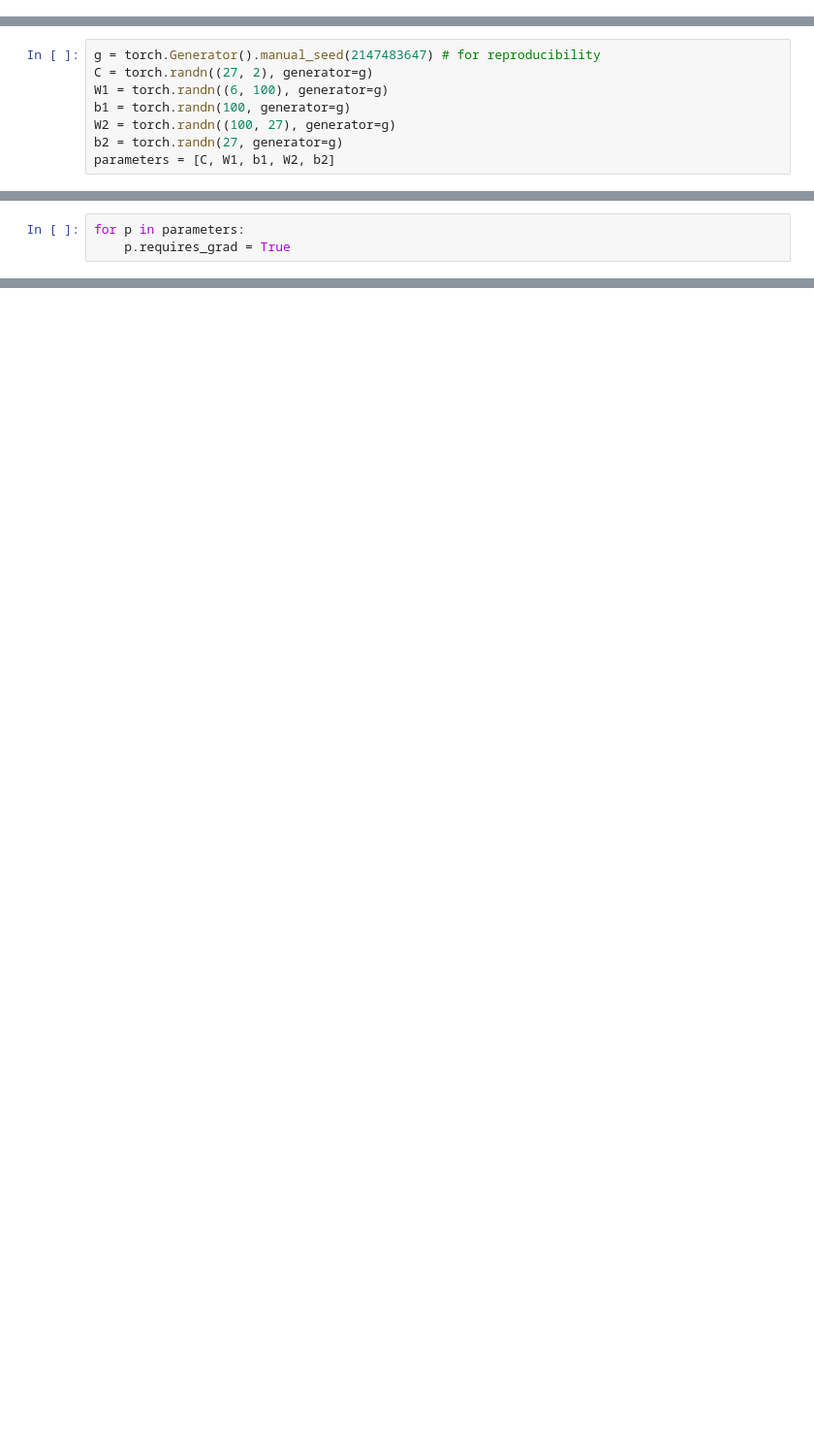
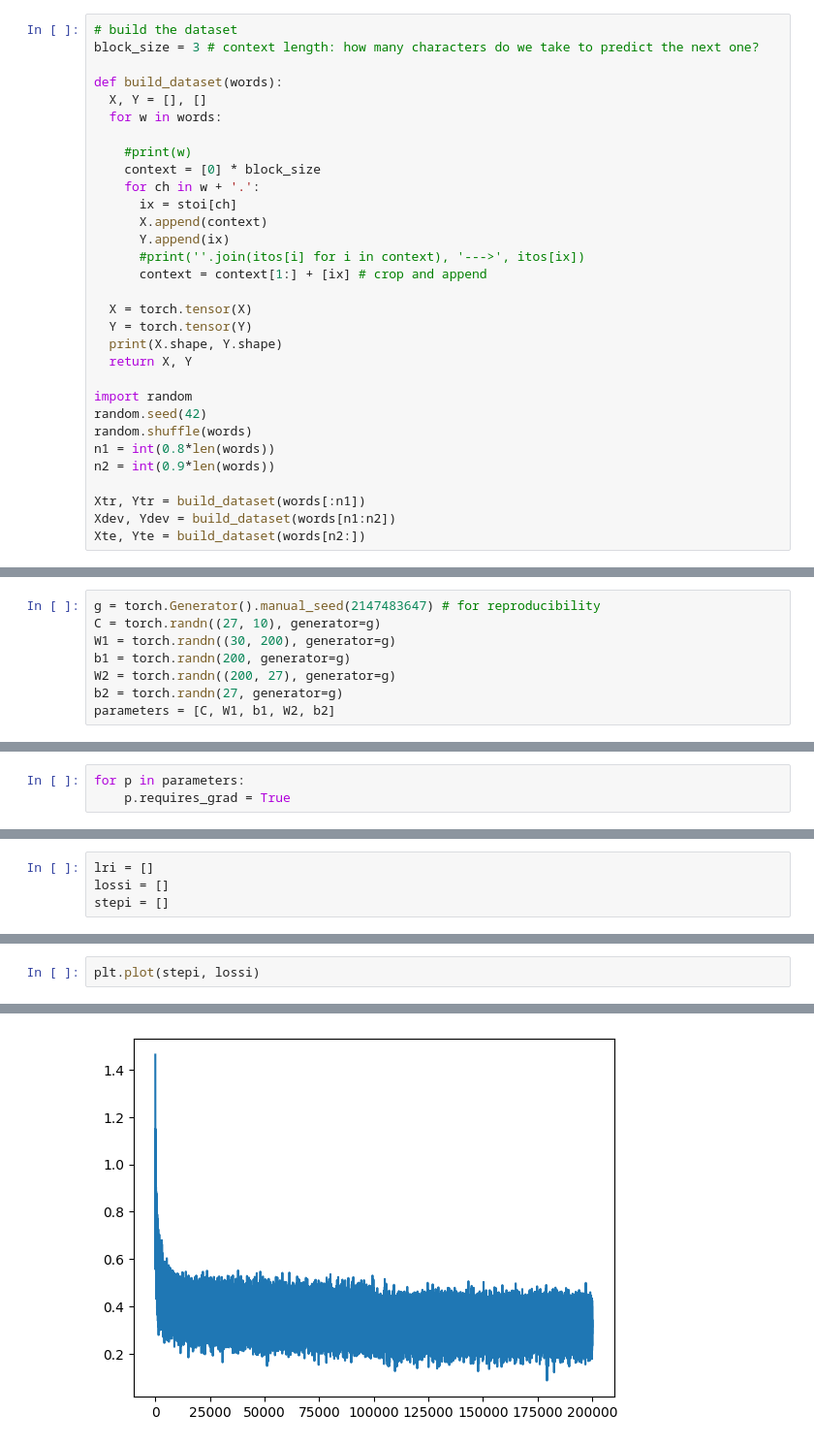
Before and after one commit to HandreBez/karpathy-zero-to-hero, a Jupyter notebook: 003_Makemore_MLP/3_makemore_mlp.ipynb, the cells around one changed output, grey strips where cells are left out. Shown at 97% size. Cells and saved outputs as stored; diff of their text form; blank space fills up the shorter version.

```diff
--- a/003_Makemore_MLP/3_makemore_mlp.ipynb
+++ b/003_Makemore_MLP/3_makemore_mlp.ipynb
@@ -45,3 +45,34 @@ Y = torch.tensor(Y)
 X.shape, X.dtype, Y.shape, Y.dtype
 # %% [output]
 (torch.Size([228146, 3]), torch.int64, torch.Size([228146]), torch.int64)
+# %%
+# build the dataset
+block_size = 3 # context length: how many characters do we take to predict the next one?
+
+def build_dataset(words):
+  X, Y = [], []
+  for w in words:
+
+    #print(w)
+    context = [0] * block_size
+    for ch in w + '.':
+      ix = stoi[ch]
+      X.append(context)
+      Y.append(ix)
+      #print(''.join(itos[i] for i in context), '--->', itos[ix])
+      context = context[1:] + [ix] # crop and append
+
+  X = torch.tensor(X)
+  Y = torch.tensor(Y)
+  print(X.shape, Y.shape)
+  return X, Y
+
+import random
+random.seed(42)
+random.shuffle(words)
+n1 = int(0.8*len(words))
+n2 = int(0.9*len(words))
+
+Xtr, Ytr = build_dataset(words[:n1])
+Xdev, Ydev = build_dataset(words[n1:n2])
+Xte, Yte = build_dataset(words[n2:])
@@ -102,9 +137,9 @@ X.shape, Y.shape # dataset
 # %%
 g = torch.Generator().manual_seed(2147483647) # for reproducibility
-C = torch.randn((27, 2), generator=g)
-W1 = torch.randn((6, 100), generator=g)
-b1 = torch.randn(100, generator=g)
-W2 = torch.randn((100, 27), generator=g)
+C = torch.randn((27, 10), generator=g)
+W1 = torch.randn((30, 200), generator=g)
+b1 = torch.randn(200, generator=g)
+W2 = torch.randn((200, 27), generator=g)
 b2 = torch.randn(27, generator=g)
 parameters = [C, W1, b1, W2, b2]
 # %%
@@ -117 +155,5 @@ for p in parameters:
+# %%
+lri = []
+lossi = []
+stepi = []
 # %%
@@ -136,0 +189,3 @@ print(loss.item())
+# %%
+plt.plot(stepi, lossi)
+# %% [output]
@@ -136,0 +193 @@ print(loss.item())
+[figure, added]
```
Also changed, not shown: parts of 10 cells of this notebook.
